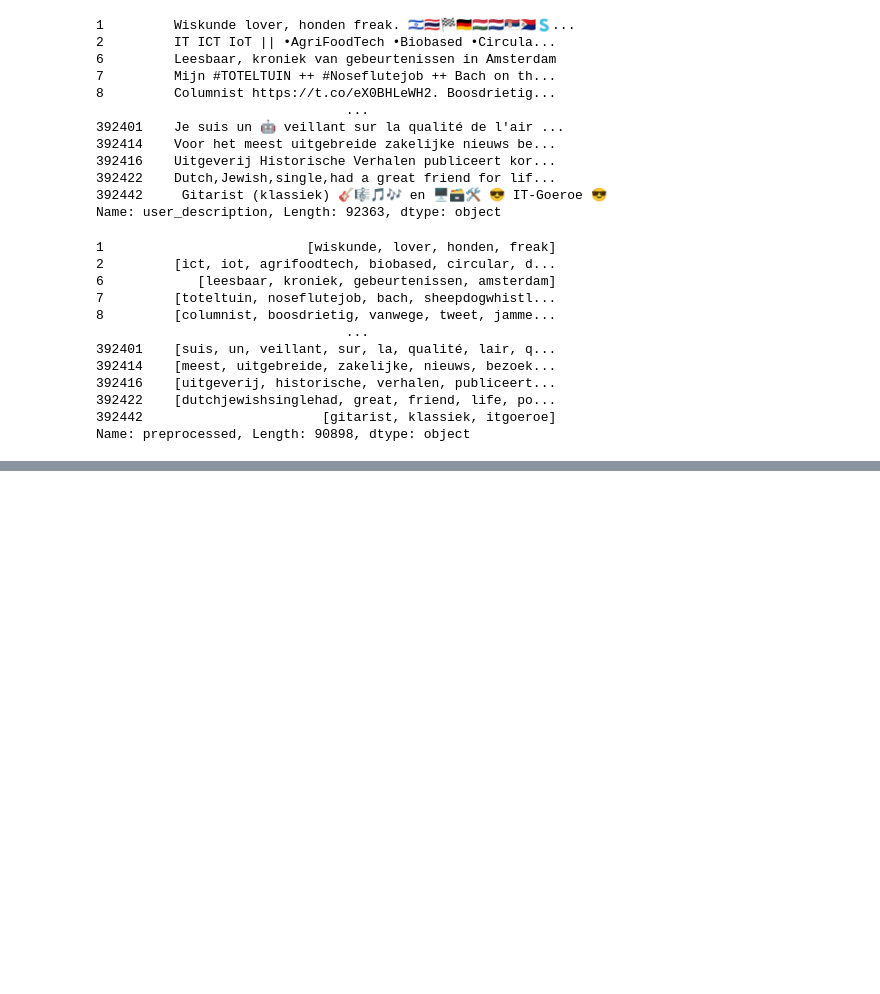
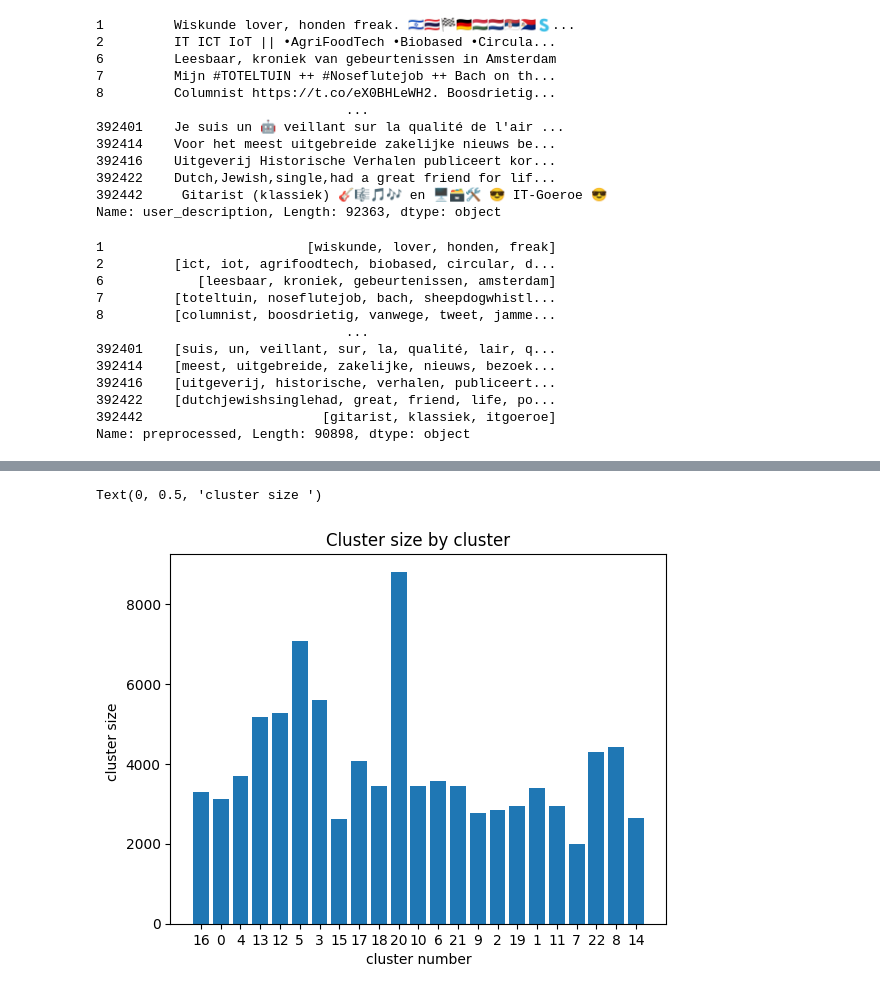
Before and after one commit to sijbrenvv/MLP, a Jupyter notebook: MLP.ipynb, the cells around one changed output, grey strips where cells are left out. Cells and saved outputs as stored; diff of their text form; code cells hidden in the pictures; blank space fills up the shorter version.

Commit message:
Added 4 bar graph options

```diff
--- a/MLP.ipynb
+++ b/MLP.ipynb
@@ -248,0 +295,12 @@ for i, value in enumerate(center_2d):
+# %%
+# Graph option 1: unordered
+cluster_number = list(freq_dict.keys())
+cluster_size = list(freq_dict.values())
+
+fig = plt.bar(range(len(freq_dict)), cluster_size, tick_label=cluster_number)
+plt.title(label= "Cluster size by cluster")
+plt.xlabel('cluster number')
+plt.ylabel('cluster size ')
+# %% [output]
+Text(0, 0.5, 'cluster size ')
+[figure, added]
```
Also changed, not shown: parts of 9 cells of this notebook.
